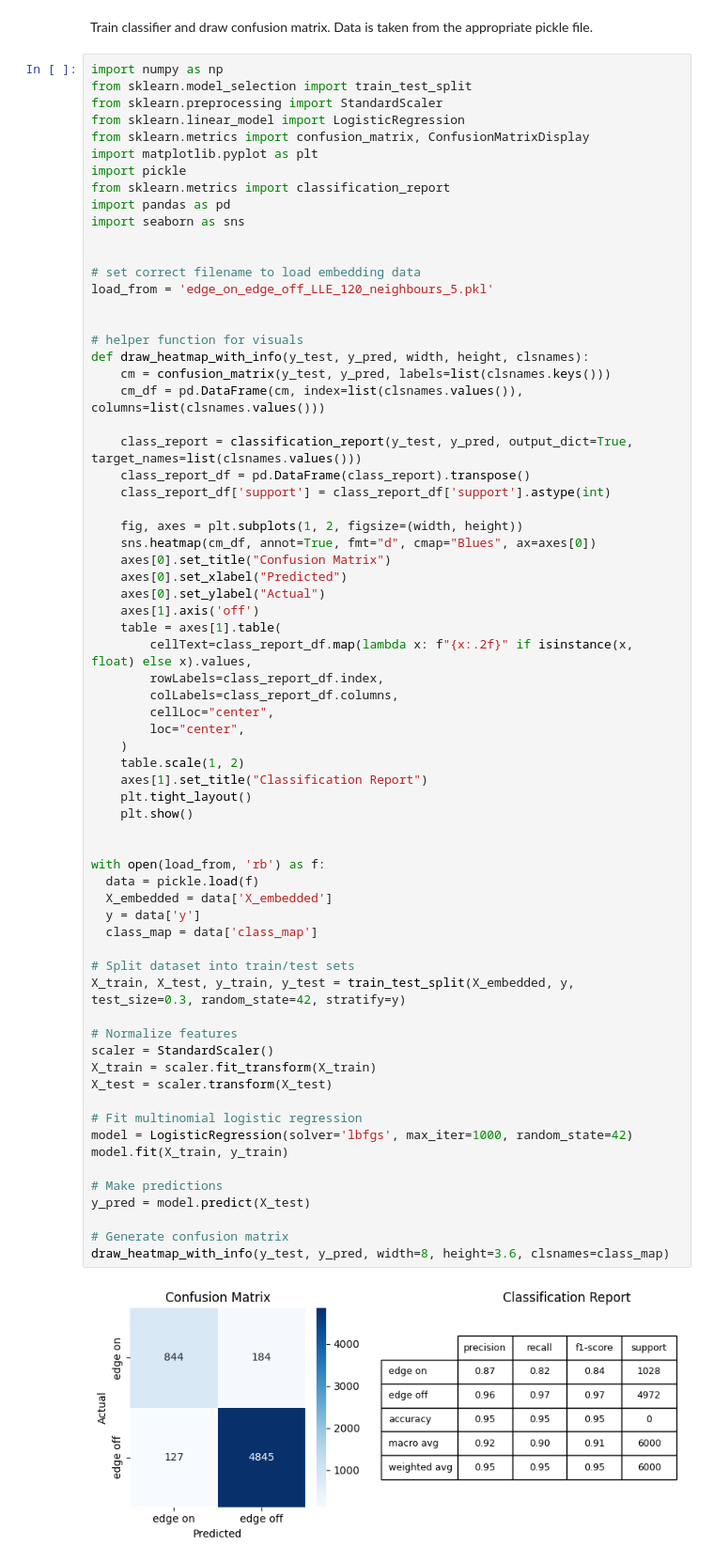
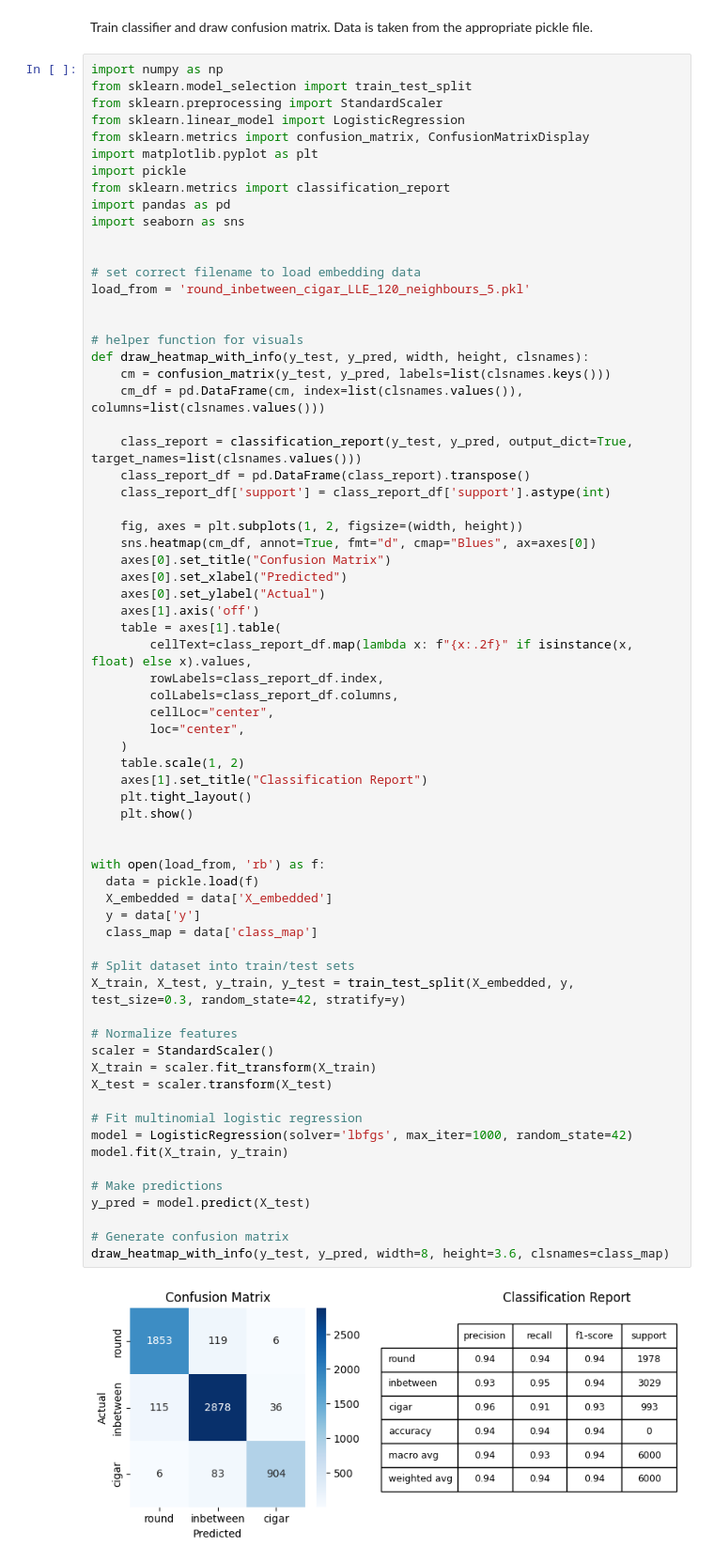
Before and after one commit to mtsizh/galaxy-morphology-manifold-learning, a Jupyter notebook: morphology_classification.ipynb, the cells around one changed output. Shown: that part at 94% size. Saved outputs shown, nothing was run; the diff lists cells and outputs as text.

```diff
--- a/morphology_classification.ipynb
+++ b/morphology_classification.ipynb
@@ -336,7 +326,7 @@ import seaborn as sns
 
 
 # set correct filename to load embedding data
-load_from = 'edge_on_edge_off_LLE_120_neighbours_5.pkl'
+load_from = 'round_inbetween_cigar_LLE_120_neighbours_5.pkl'
 
 
 # helper function for visuals
@@ -364,31 +354,31 @@ def draw_heatmap_with_info(y_test, y_pred, width, height, clsnames):
     table.scale(1, 2)
     axes[1].set_title("Classification Report")
     plt.tight_layout()
     plt.show()
 
 
 with open(load_from, 'rb') as f:
   data = pickle.load(f)
   X_embedded = data['X_embedded']
   y = data['y']
   class_map = data['class_map']
 
 # Split dataset into train/test sets
 X_train, X_test, y_train, y_test = train_test_split(X_embedded, y, test_size=0.3, random_state=42, stratify=y)
 
 # Normalize features
 scaler = StandardScaler()
 X_train = scaler.fit_transform(X_train)
 X_test = scaler.transform(X_test)
 
 # Fit multinomial logistic regression
 model = LogisticRegression(solver='lbfgs', max_iter=1000, random_state=42)
 model.fit(X_train, y_train)
 
 # Make predictions
 y_pred = model.predict(X_test)
 
 # Generate confusion matrix
 draw_heatmap_with_info(y_test, y_pred, width=8, height=3.6, clsnames=class_map)
 # %% [output]
-[figure, old version]
+[figure, new version]
```
Also changed, not shown: parts of 3 cells of this notebook.
